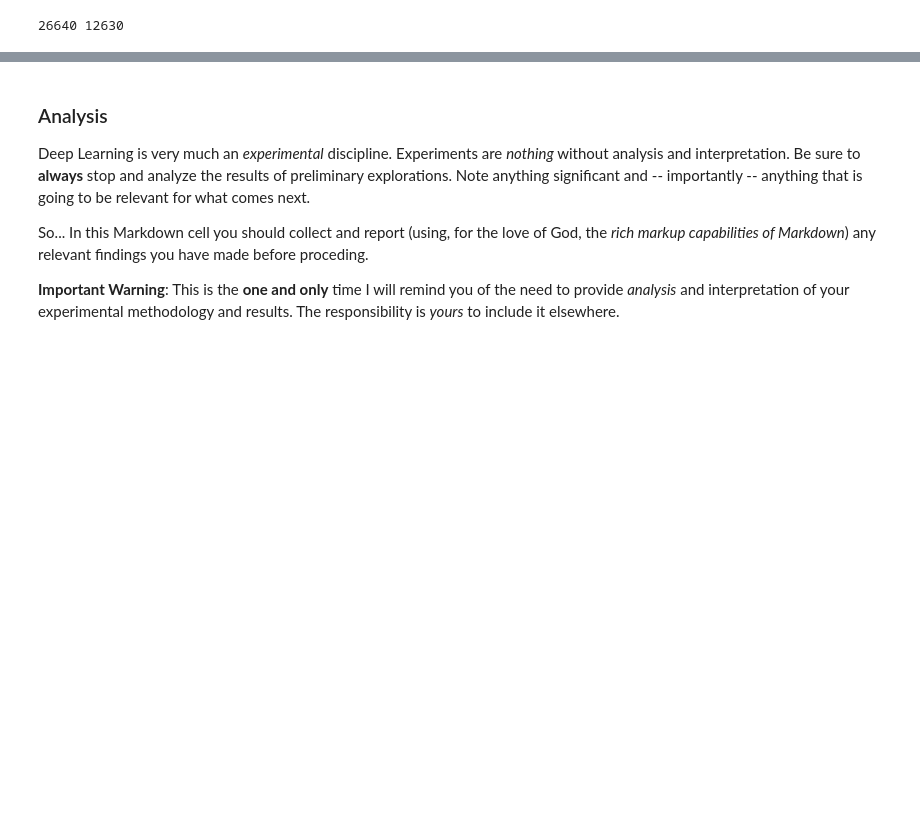
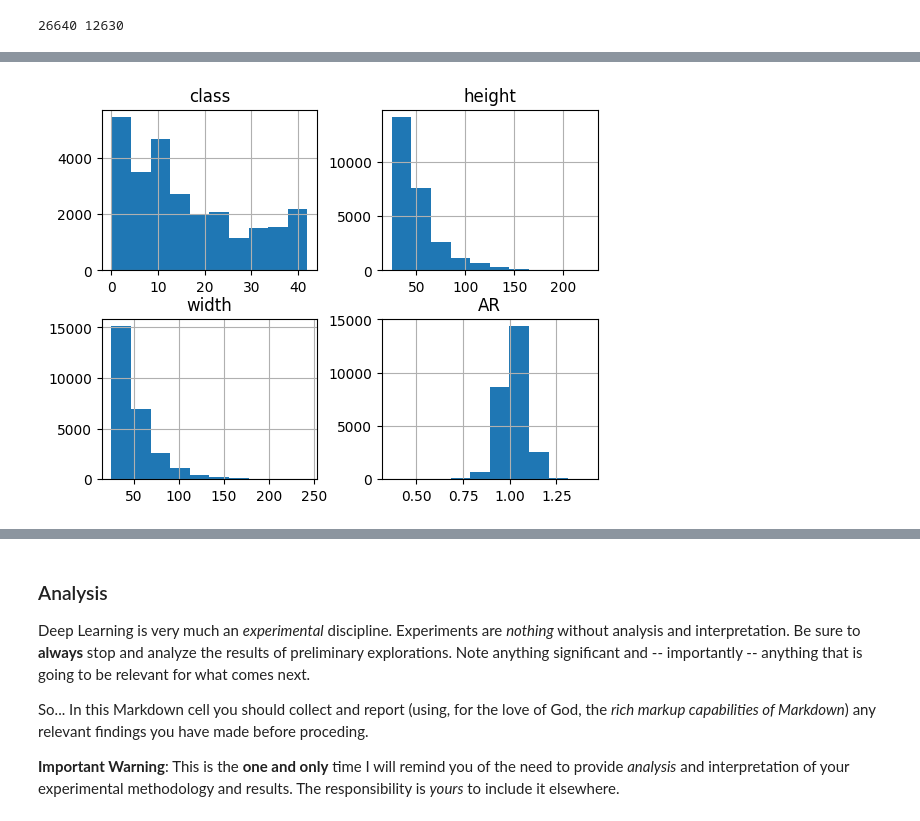
Before and after one commit to Pasqem09-zoo/Deep-Learing-Applications, a Jupyter notebook: DLA-Lab1.ipynb, the cells around one changed output, grey strips where cells are left out. Saved outputs shown, nothing was run; the diff lists cells and outputs as text; code cells hidden in the pictures; blank space fills up the shorter version.

```diff
--- a/DLA-Lab1.ipynb
+++ b/DLA-Lab1.ipynb
@@ -101,0 +132,5 @@ test_ds = GTSRB(root='data', split='test', download=True)
+# %%
+#collect metadata statistics in a pandas dataframe, for all trainset
+import pandas as pd
+df_stats = pd.DataFrame([(cls, im.shape[1], im.shape[2]) for (im, cls) in train_ds], columns=['class', 'height', 'width'])
+df_stats["AR"] = df_stats["width"] / df_stats["height"] # aspect ratio, another useful statistic to understand the distribution of image shapes
@@ -101,0 +153,5 @@ test_ds = GTSRB(root='data', split='test', download=True)
+# %%
+_ = df_stats.hist()
+#classi non troppo sbilanciate, diciamo che va bene
+# %% [output]
+[figure, added]
```
Also changed, not shown: parts of 9 cells of this notebook, 1 other file.
